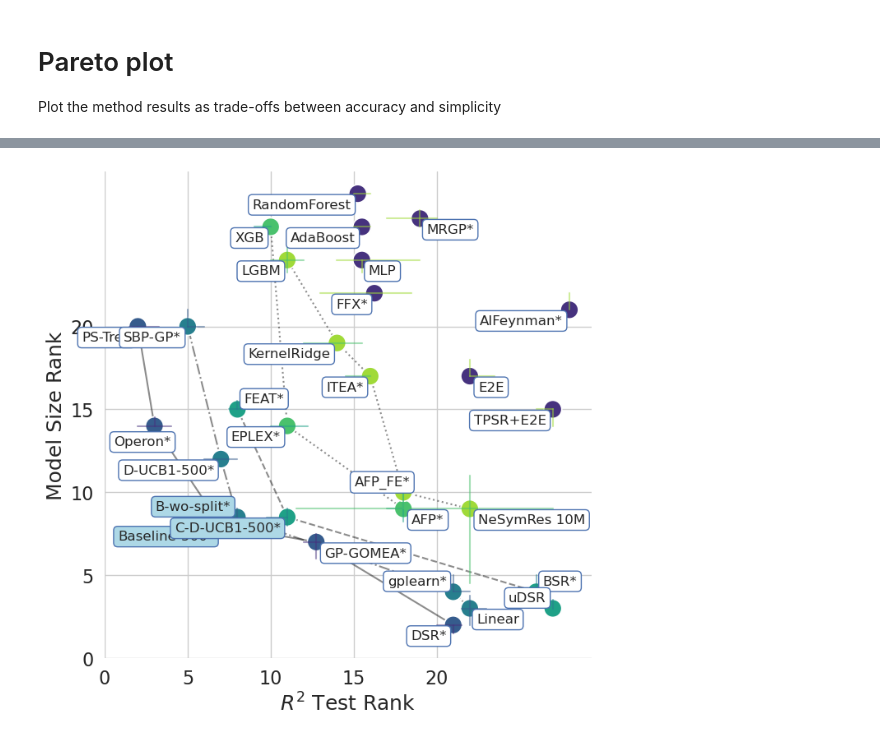
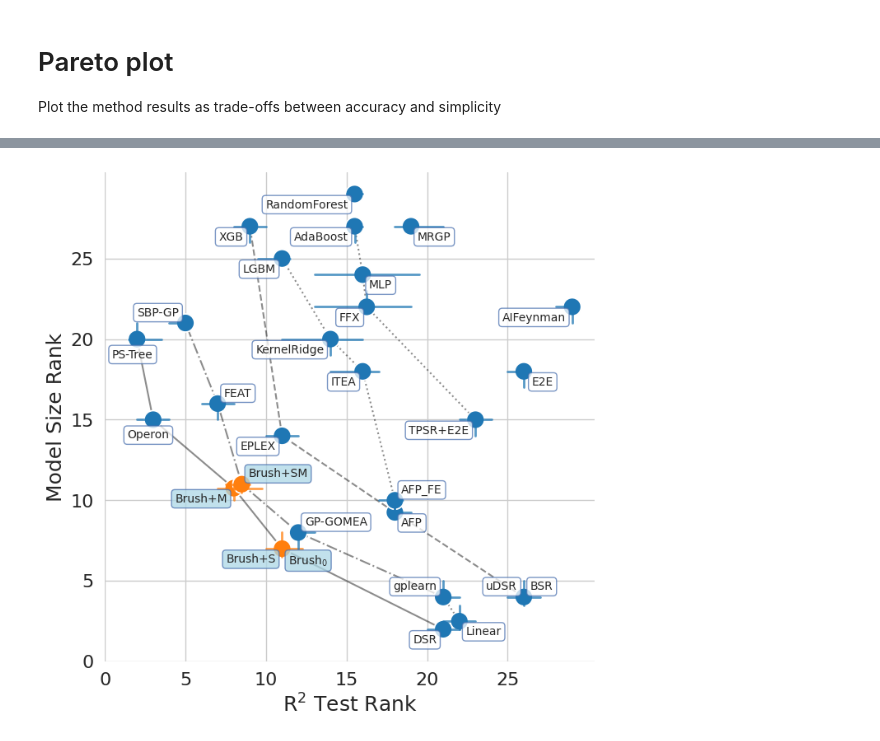
Before and after one commit to gAldeia/srbench, a Jupyter notebook: postprocessing/blackbox_results.ipynb, the cells around one changed output, grey strips where cells are left out. Saved outputs shown, nothing was run; the diff lists cells and outputs as text; code cells hidden in the pictures.

```diff
--- a/postprocessing/blackbox_results.ipynb
+++ b/postprocessing/blackbox_results.ipynb
@@ -766,7 +908,8 @@ ycol = 'model_size_rank'
 # ycol = 'model_size'
 palette = 'viridis'
 # outline pareto front
-pareto_data = data.groupby('*algorithm*').median()
+pareto_data = data.groupby('algorithm').median()
+pareto_data['is brush'] = pareto_data.index.str.contains("Brush")
 
 objs = pareto_data[[xcol,ycol]].values
 # reverse R2 (objs are minimized)
@@ -796,21 +939,22 @@ for pfset in PFs:
 #     plt.gca().set_zorder(10)
     i+=1
 
-cmap = sns.color_palette(palette=palette,
-                         n_colors=pareto_data.pareto_rank.nunique(),
+cmap = sns.color_palette(palette='tab10',  # pallete,
+                         # n_colors=pareto_data.pareto_rank.nunique(),
+                         n_colors=2,
                          desat=None,
                          as_cmap=False)
 
 ax = sns.scatterplot(
     ax = plt.gca(),
 #     ax = g.ax_joint,
-#     data = data.groupby('*algorithm*').median(),
+#     data = data.groupby('algorithm').median(),
     data = pareto_data,
     x = xcol,
     y = ycol,
-#     style='*algorithm*',
+#     style='algorithm',
 #     style='pareto_rank',
-    hue = 'pareto_rank',
+    hue = 'is brush', # 'pareto_rank',
     s=250,
 #     palette=palette,
     #     edgecolor='k'
@@ -826,48 +970,51 @@ for idx,row in pareto_data.iterrows():
     y=row[ycol]-yoff
     ha='right'
 
-    if idx in ['Linear','MLP','MRGP*']: # ,'GP-GOMEA*'
+    if idx in ['Linear', 'AFP', 'MLP','MRGP','$Brush_0$']: # ,"Brush (C-D-TS)*"   "Brush wo split*", "Brush (C-D-UCB1)*", "Brush (D-UCB1)*",
         x=row[xcol]+xoff
         ha='left'
-    elif idx == 'Operon*':
+    elif idx in ['Operon', 'PS-Tree',"Brush wo split (D-UCB1)"]: # '$Brush_0$',
         x = row[xcol]+1
         y -= yoff
-    elif idx  in ['uDSR','B-wo-split*']: # 'Baseline*',
+    elif idx  in ['uDSR','B-wo-split', 'SBP-GP', 'Brush', "Brush+M (C-D-UCB1)",]: # 'Baseline*',
         #x = row[xcol]+1
         y = row[ycol]+1
-    elif idx in ['gplearn*']:
+    elif idx in ['gplearn']:
 #         x -= xoff
 #         x=row[xcol]+xoff
         y = row[ycol]+1
 #         ha='left'
-    elif idx in ['AFP_FE*']:
+    elif idx in []: #
         x=row[xcol]+xoff
         y = row[ycol]+1
-    elif idx in ['FEAT*','FEAT S-Split*', 'BSR*',"C-D-UCB1*"]:
+    elif idx in ['FEAT',  'Brush+SM', 'GP-GOMEA', 'FEAT S-Split', 'AFP_FE',  'BSR',  "gplearn",]: # "Brush (D-UCB1)*",
 #         x -= xoff
         x=row[xcol]+xoff
         y = row[ycol]+1
+        # if idx == 'GP-GOMEA*':
+        #     x=row[xcol] -0.75
+        #     y += 0.5
         ha='left'
-    elif idx in ['AFP*', 'E2E', 'NeSymRes 10M', "D-TS*", "GP-GOMEA*"]: #, 'DSR*', 'D-UCB1*',
+    elif idx in ['E2E', 'NeSymRes 10M', "D-TS", ]: #, 'DSR*', 'D-UCB1*',  "Brush*"  "GP-GOMEA*",
         ha='left'
         x = row[xcol]+0.5
 
     facecolor = 'w'
-    if idx in ['Baseline*','Baseline-500*','B-wo-split*',"C-D-UCB1*","D-UCB1*",
-               "C-D-UCB1-500*","C-D-TS*", "D-TS*"]:
+    if "Brush" in idx:
         facecolor = 'lightblue'
 
     plt.text(s=idx,
              x = x,
              y = y,
+             fontsize=10,
              ha=ha,
              va='top',
-             bbox=dict(facecolor=facecolor, edgecolor='b', boxstyle='round', alpha=1)
+             bbox=dict(facecolor=facecolor, edgecolor='b', boxstyle='round', alpha=0.75)
             )
 
 # confidence intervals
 i = 0
-for alg, dg in data.groupby('*algorithm*'):
+for alg, dg in data.groupby('algorithm'):
     x = dg[xcol].median()
     y = dg[ycol].median()
     _, sdx, ciux, cilx = bootstrap(dg[xcol].values, fn=np.median, n=1000)
@@ -876,15 +1023,19 @@ for alg, dg in data.groupby('*algorithm*'):
     plt.plot(
              [cilx,ciux],
              [y, y],
-             alpha=0.5,
-             color=cmap[int(pareto_data.loc[alg,'pareto_rank'])]
+             alpha=0.75,
+             lw=2,
+             # color=cmap[int(pareto_data.loc[alg,'pareto_rank'])]
+             color=cmap[1 if pareto_data.loc[alg,'is brush'] else 0]
 #              color='b'
             )
     plt.plot(
              [x, x],
              [cily,ciuy],
-             alpha=0.5,
-             color=cmap[int(pareto_data.loc[alg,'pareto_rank'])]
+             alpha=0.75,
+             lw=2,
+             # color=cmap[int(pareto_data.loc[alg,'pareto_rank'])]
+             color=cmap[1 if pareto_data.loc[alg,'is brush'] else 0]
 #              color='b'
             )
     i += 1
@@ -893,8 +1044,8 @@ ax.set_aspect(1.0)
 ax.set_xlim(left=0)
 ax.set_ylim(bottom=0)
 ticksize=16
-plt.xticks([0,5,10,15,20],fontsize=ticksize)
-plt.yticks([0,5,10,15,20],fontsize=ticksize)
+plt.xticks([0,5,10,15,20,25],fontsize=ticksize)
+plt.yticks([0,5,10,15,20,25],fontsize=ticksize)
 # ax.set_yscale('log')
 plt.xlabel(xcol.replace('_',' ').replace('r2','$R^2$').title(), fontsize=labelsize)
 plt.ylabel(ycol.replace('_',' ').title(), fontsize=labelsize)
@@ -920,5 +1071,5 @@ uDSR 27.0 3.0
 saving ../paper//pareto_plot_r2_test_rank_model_size_rank.pdf
-[figure, old version]
+[figure, new version]
 # %%
 import pdb
 from pareto_utils import front
```
Also changed, not shown: parts of 23 cells of this notebook, 26 other files.
